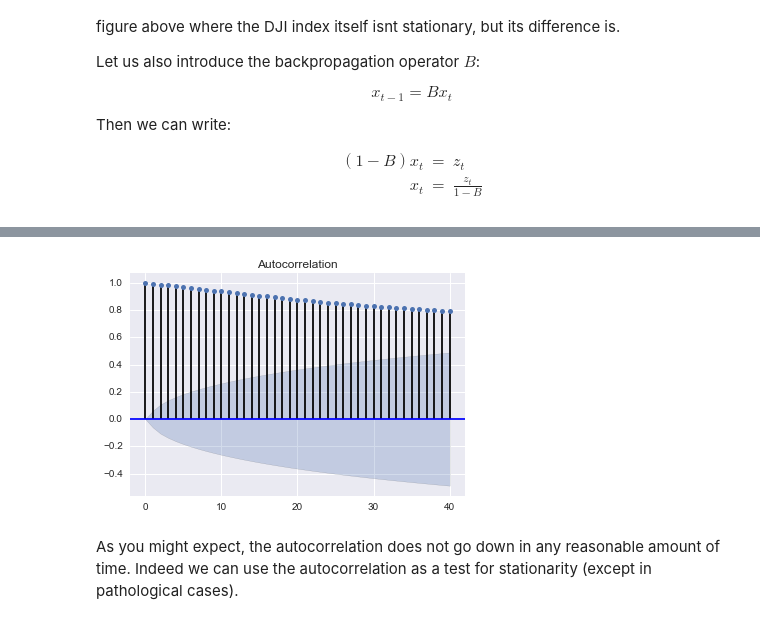
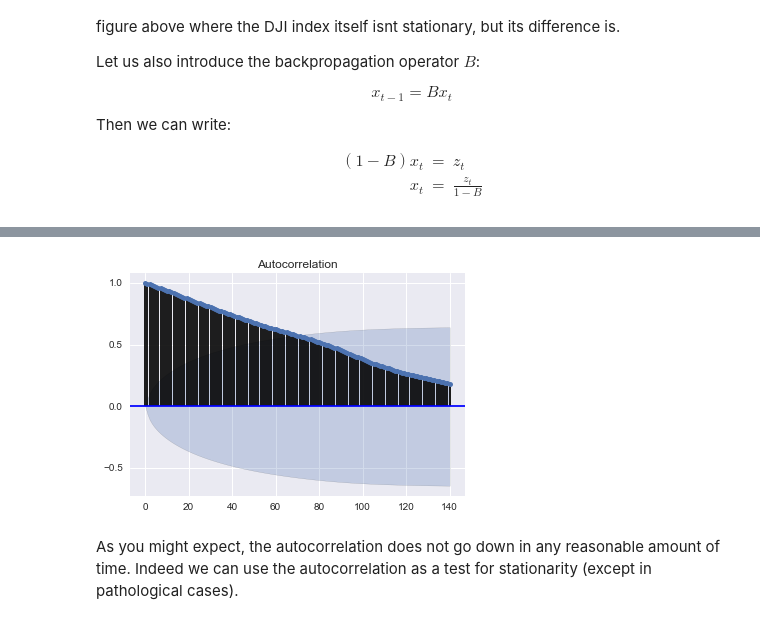
Before and after one commit to xdai1091/2016, a Jupyter notebook: Lectures/Lecture17_TimeSeries.ipynb, the cells around one changed output, grey strips where cells are left out. Drawn from its saved outputs; the diff is of its cells as text; code cells hidden in the pictures.

```diff
--- a/Lectures/Lecture17_TimeSeries.ipynb
+++ b/Lectures/Lecture17_TimeSeries.ipynb
@@ -290,7 +290,7 @@ plt.plot(x)
 # %%
-tsaplots.plot_acf(x, lags=40);
+tsaplots.plot_acf(x, lags=140);
 # %% [output]
-[figure, old version]
+[figure, new version]
 # %% [markdown]
 As you might expect, the autocorrelation does not go down in any reasonable amount of time. Indeed we can use the autocorrelation as a test for stationarity (except in pathological cases).
 # %%
```
Also changed, not shown: parts of 70 cells of this notebook, 5 other files.
